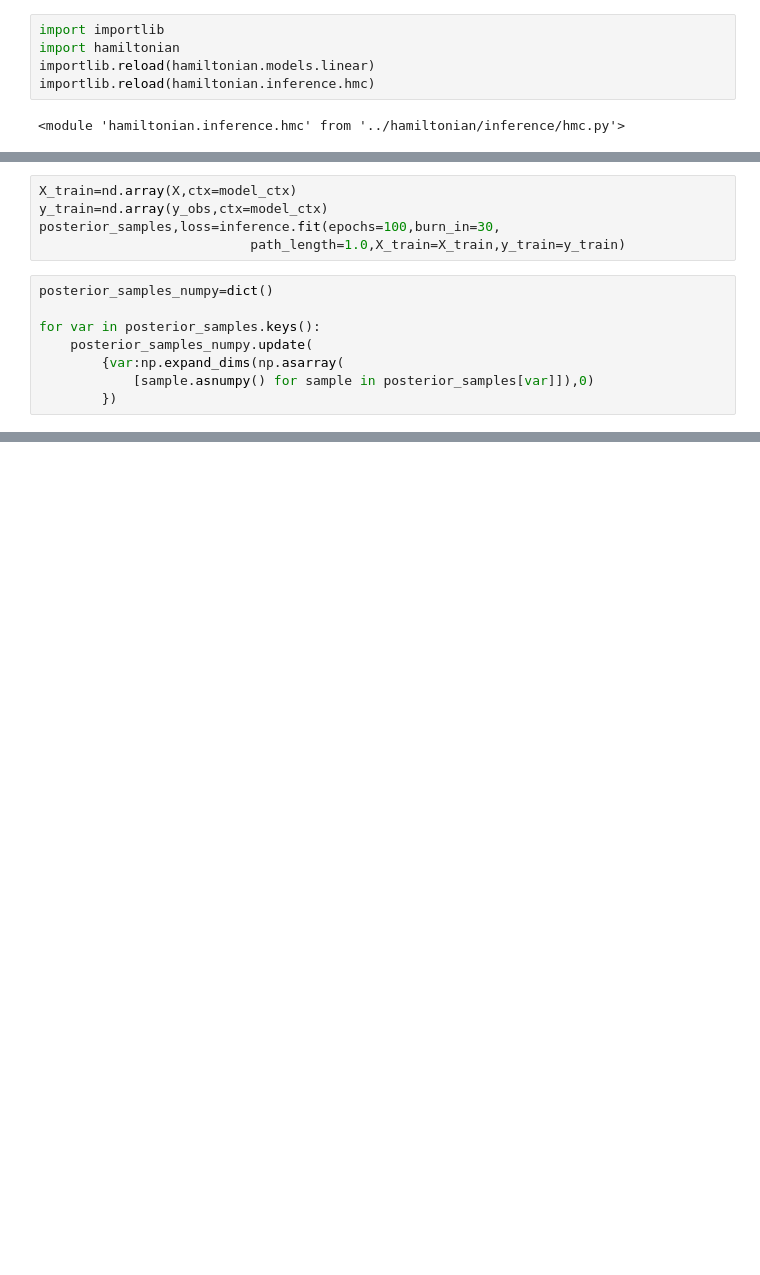
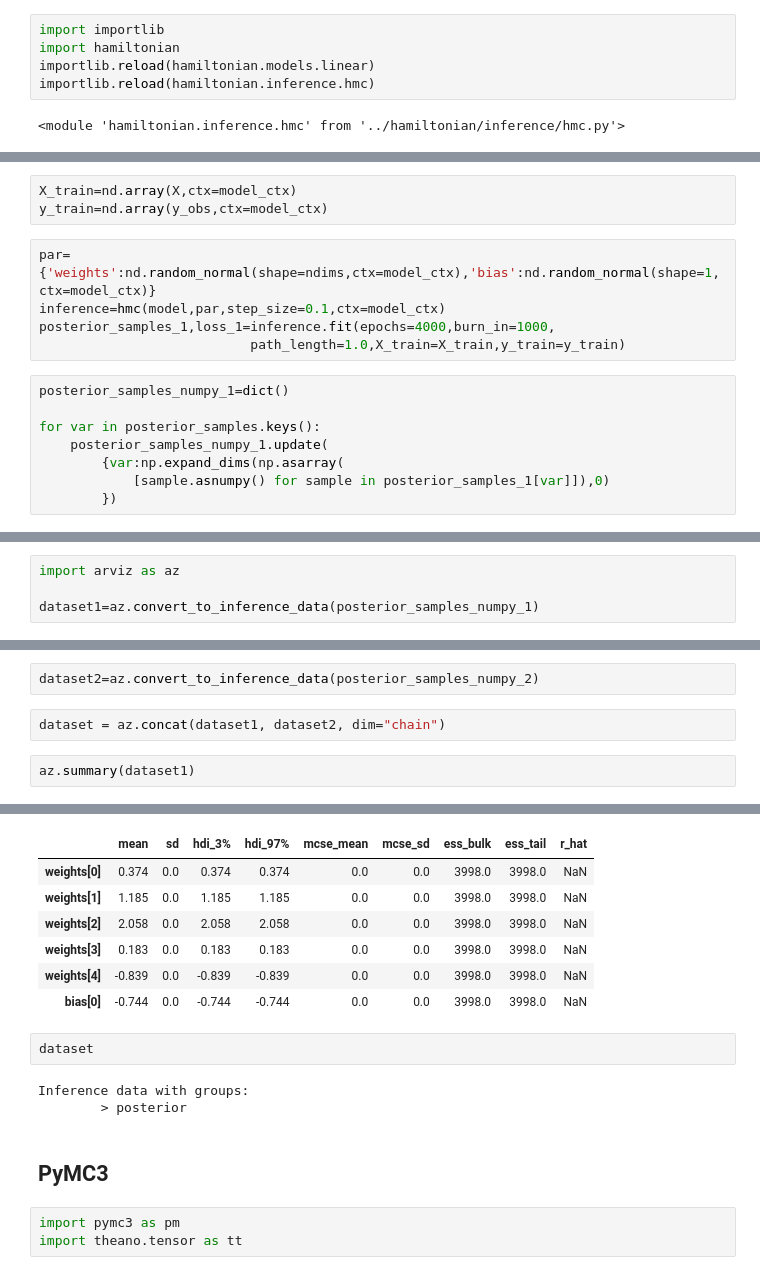
Before and after one commit to sherna90/mxprob, a Jupyter notebook: benchmarks/linear_model_comparison.ipynb, the cells around one changed output, grey strips where cells are left out. Saved outputs shown, nothing was run; the diff lists cells and outputs as text; blank space fills up the shorter version.

```diff
--- a/benchmarks/linear_model_comparison.ipynb
+++ b/benchmarks/linear_model_comparison.ipynb
@@ -78,13 +76,16 @@ inference=hmc(model,par,step_size=0.1,ctx=model_ctx)
 # %%
 X_train=nd.array(X,ctx=model_ctx)
 y_train=nd.array(y_obs,ctx=model_ctx)
-posterior_samples,loss=inference.fit(epochs=100,burn_in=30,
-                           path_length=1.0,X_train=X_train,y_train=y_train)
+# %%
+par={'weights':nd.random_normal(shape=ndims,ctx=model_ctx),'bias':nd.random_normal(shape=1,ctx=model_ctx)}
+inference=hmc(model,par,step_size=0.1,ctx=model_ctx)
+posterior_samples_1,loss_1=inference.fit(epochs=4000,burn_in=1000,
+                           path_length=1.0,X_train=X_train,y_train=y_train)
 # %%
-posterior_samples_numpy=dict()
+posterior_samples_numpy_1=dict()
 
 for var in posterior_samples.keys():
-    posterior_samples_numpy.update(
+    posterior_samples_numpy_1.update(
         {var:np.expand_dims(np.asarray(
-            [sample.asnumpy() for sample in posterior_samples[var]]),0)
+            [sample.asnumpy() for sample in posterior_samples_1[var]]),0)
         })
@@ -110,0 +92,4 @@ array([[[-2.7555978 ],
+# %%
+import arviz as az
+
+dataset1=az.convert_to_inference_data(posterior_samples_numpy_1)
@@ -110,0 +109,7 @@ array([[[-2.7555978 ],
+# %%
+dataset2=az.convert_to_inference_data(posterior_samples_numpy_2)
+# %%
+dataset = az.concat(dataset1, dataset2, dim="chain")
+# %%
+az.summary(dataset1)
+# %% [output]
@@ -110,0 +117,17 @@ array([[[-2.7555978 ],
+|  | mean | sd | hdi_3% | hdi_97% | mcse_mean | mcse_sd | ess_bulk | ess_tail | r_hat |
+| weights[0] | 0.374 | 0.0 | 0.374 | 0.374 | 0.0 | 0.0 | 3998.0 | 3998.0 | NaN |
+| weights[1] | 1.185 | 0.0 | 1.185 | 1.185 | 0.0 | 0.0 | 3998.0 | 3998.0 | NaN |
+| weights[2] | 2.058 | 0.0 | 2.058 | 2.058 | 0.0 | 0.0 | 3998.0 | 3998.0 | NaN |
+| weights[3] | 0.183 | 0.0 | 0.183 | 0.183 | 0.0 | 0.0 | 3998.0 | 3998.0 | NaN |
+| weights[4] | -0.839 | 0.0 | -0.839 | -0.839 | 0.0 | 0.0 | 3998.0 | 3998.0 | NaN |
+| bias[0] | -0.744 | 0.0 | -0.744 | -0.744 | 0.0 | 0.0 | 3998.0 | 3998.0 | NaN |
+# %%
+dataset
+# %% [output]
+Inference data with groups:
+        > posterior
+# %% [markdown]
+## PyMC3
+# %%
+import pymc3 as pm
+import theano.tensor as tt
```
Also changed, not shown: parts of 8 cells of this notebook, 2 other files.
